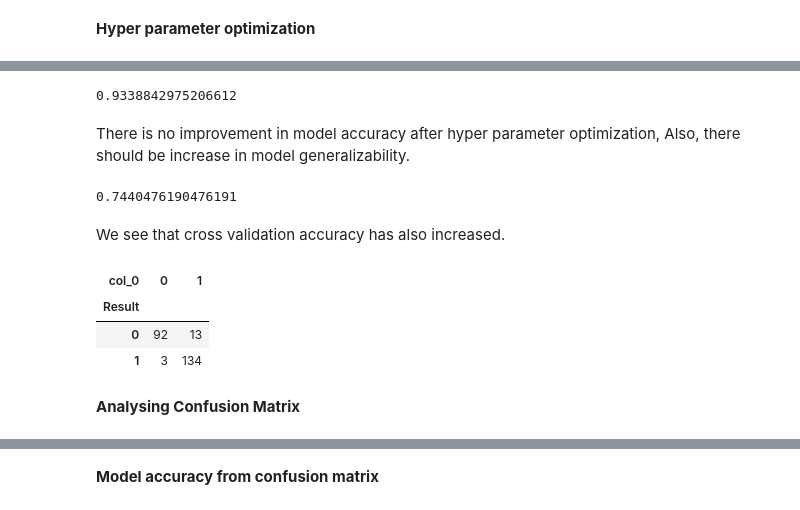
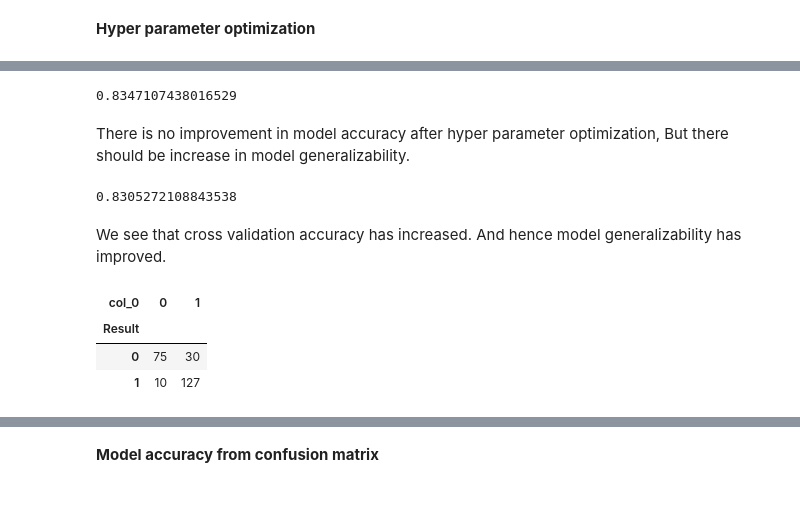
Before and after one commit to sudiptarakshit/Heart-Disease-Detection, a Jupyter notebook: Problem2.ipynb, the cells around one changed output, grey strips where cells are left out. Drawn from its saved outputs; the diff is of its cells as text; code cells hidden in the pictures.

```diff
--- a/Problem2.ipynb
+++ b/Problem2.ipynb
@@ -22,6 +23,6 @@ from sklearn.metrics import confusion_matrix
 # %%
 #Import the dataset
-mydata = mypd.read_excel('/Users/sudiptarakshit/Desktop/ISI MS QMS/Sem2/MDA/Assignment/Assignment6/Heart_Disease_Data.xlsx')
+mydata = mypd.read_excel('/Users/sudiptarakshit/Desktop/ISI MS QMS/Sem2/MDA/Assignment/Assignment8/Heart_Disease_Data.xlsx')
 # %%
 #Explore the dataset
 mydata.head()
@@ -188,34 +179,35 @@ mymodel = tree.DecisionTreeClassifier(criterion='entropy',min_samples_split=10)
+# %%
+#Specify optimum model
+mynaivemodel = GaussianNB(var_smoothing=0.0001)
 # %%
 # Fit the model to training data
-mymodel = mymodel.fit(X=x_train,y=y_train)
+mynaivemodel = mynaivemodel.fit(X=x_train,y=y_train)
 # %%
 # Check the model accuracy
-accuracy = mymodel.score(x_train,y_train)
-accuracy
+naiveaccuracy = mynaivemodel.score(x_train,y_train)
+naiveaccuracy
 # %% [output]
-0.9338842975206612
+0.8347107438016529
 # %% [markdown]
-There is no improvement in model accuracy after hyper parameter optimization, Also, there should be increase in model generalizability.
+There is no improvement in model accuracy after hyper parameter optimization, But there should be increase in model generalizability.
 # %%
 #Cross validation accuracy
-myscore = cross_val_score(estimator=mymodel,X=x_train,y=y_train,scoring='accuracy',cv=5)
-myscore.mean()
+mynaivescore = cross_val_score(estimator=mynaivemodel,X=x_train,y=y_train,scoring='accuracy',cv=5)
+mynaivescore.mean()
 # %% [output]
-0.7440476190476191
+0.8305272108843538
 # %% [markdown]
-We see that cross validation accuracy has also increased.
+We see that cross validation accuracy has increased. And hence model generalizability has improved.
 # %%
 # Predicted Values on train data
-predy = mymodel.predict(X=x_train)
+naivepredy = mynaivemodel.predict(X=x_train)
 # %%
 #Actual vs Predicted table on train data
-mytable = mypd.crosstab(y_train,predy)
+mynaivetable = mypd.crosstab(y_train,naivepredy)
 #Confusion matrix
-mytable
+mynaivetable
 # %% [output]
 | col_0 | 0 | 1 |
 | Result |  |  |
-| 0 | 92 | 13 |
-| 1 | 3 | 134 |
+| 0 | 75 | 30 |
+| 1 | 10 | 127 |
-# %% [markdown]
-**Analysing Confusion Matrix**
```
Also changed, not shown: parts of 195 cells of this notebook, 1 other file.
